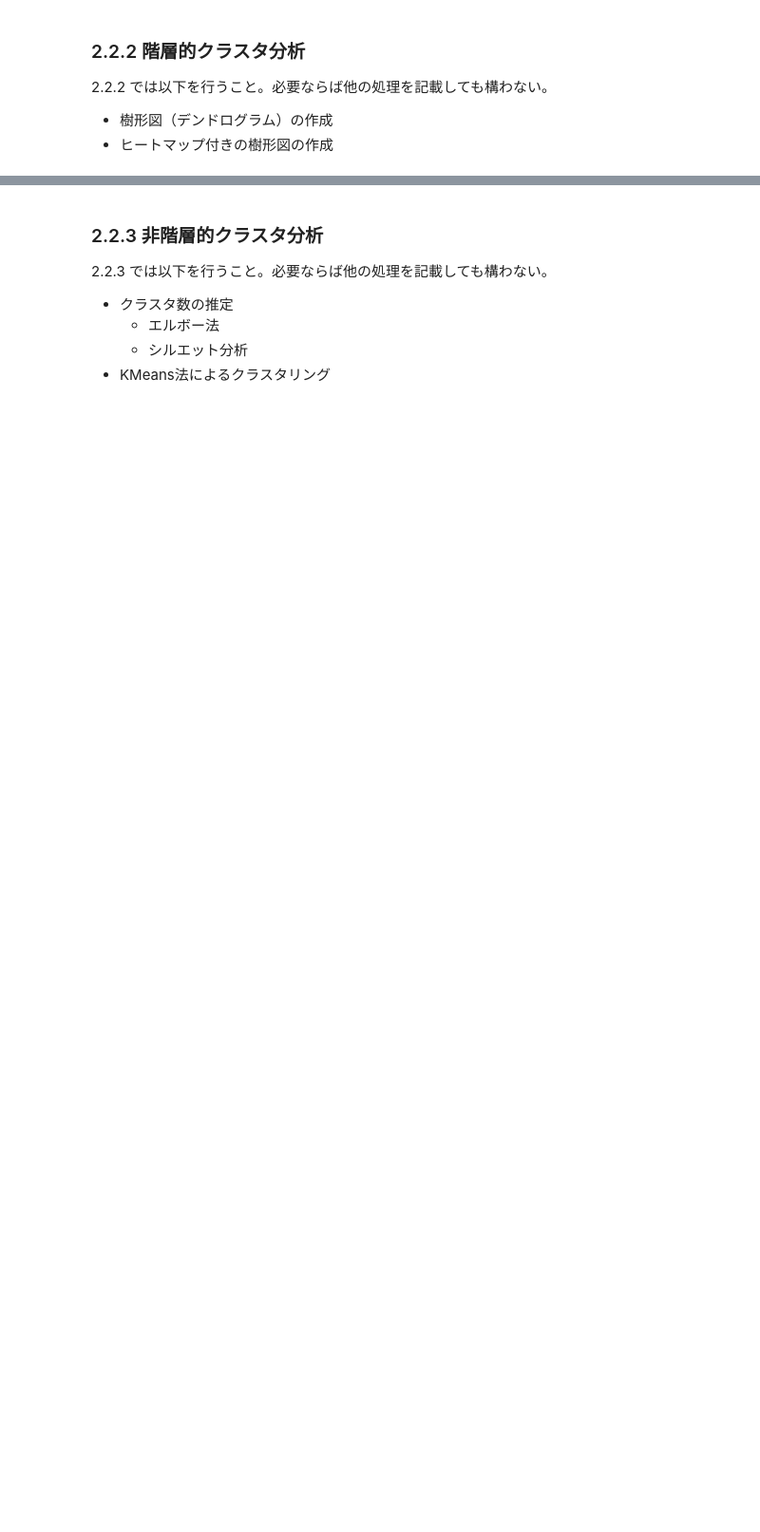
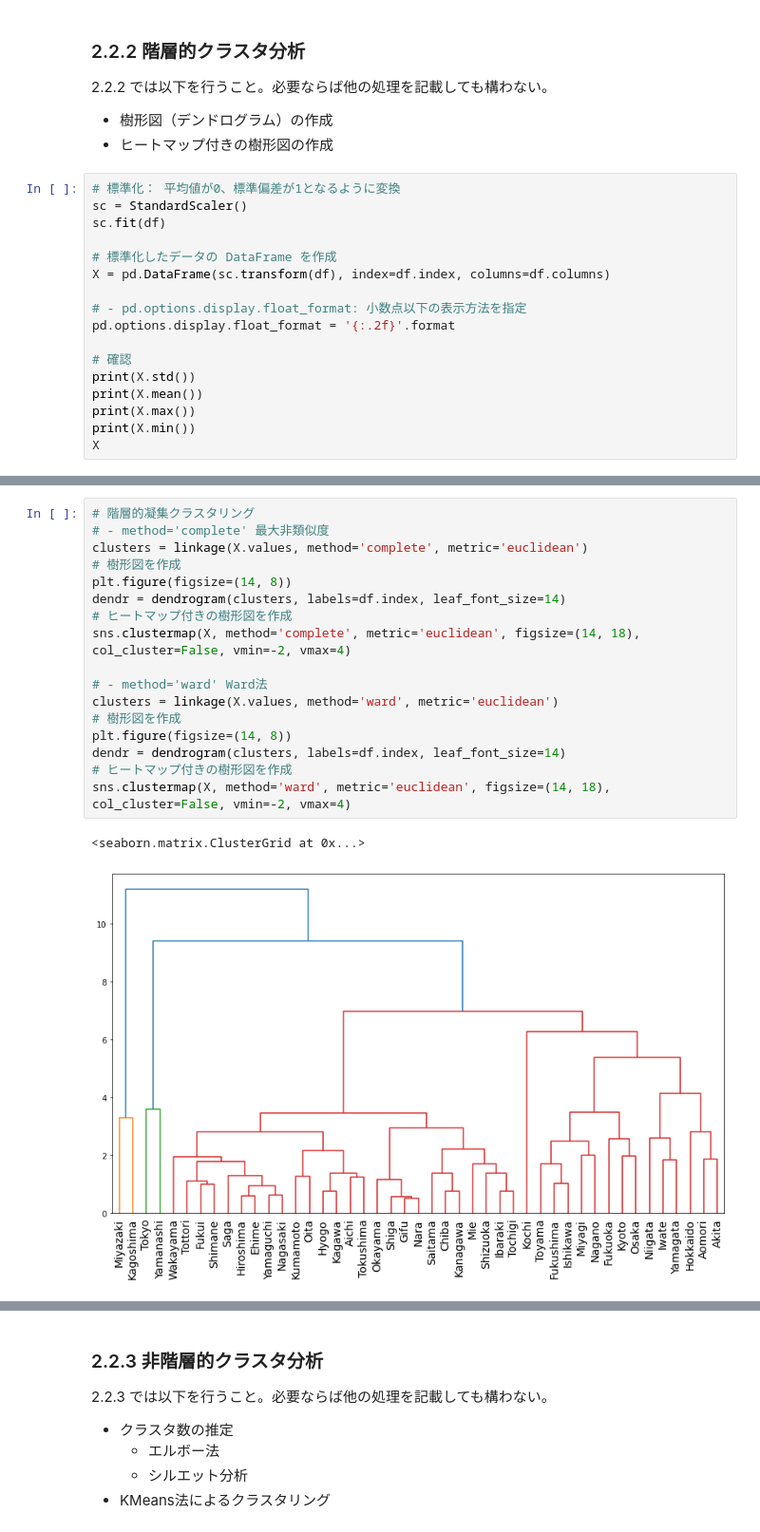
Before and after one commit to RyujiOdaJP/data_intelligence, a Jupyter notebook: report_2/report_2/r2_2_clustering.ipynb, the cells around one changed output, grey strips where cells are left out. Shown at 95% size. Drawn from its saved outputs; the diff is of its cells as text; blank space fills up the shorter version.

Commit message:
add: data

```diff
--- a/report_2/report_2/r2_2_clustering.ipynb
+++ b/report_2/report_2/r2_2_clustering.ipynb
@@ -32,3 +118,20 @@
 
 - 樹形図（デンドログラム）の作成
 - ヒートマップ付きの樹形図の作成
+# %%
+# 標準化： 平均値が0、標準偏差が1となるように変換
+sc = StandardScaler()
+sc.fit(df)
+
+# 標準化したデータの DataFrame を作成
+X = pd.DataFrame(sc.transform(df), index=df.index, columns=df.columns)
+
+# - pd.options.display.float_format: 小数点以下の表示方法を指定
+pd.options.display.float_format = '{:.2f}'.format
+
+# 確認
+print(X.std())
+print(X.mean())
+print(X.max())
+print(X.min())
+X
@@ -34,0 +174,20 @@
+# %%
+# 階層的凝集クラスタリング
+# - method='complete' 最大非類似度
+clusters = linkage(X.values, method='complete', metric='euclidean')
+# 樹形図を作成
+plt.figure(figsize=(14, 8))
+dendr = dendrogram(clusters, labels=df.index, leaf_font_size=14)
+# ヒートマップ付きの樹形図を作成
+sns.clustermap(X, method='complete', metric='euclidean', figsize=(14, 18), col_cluster=False, vmin=-2, vmax=4)
+
+# - method='ward' Ward法
+clusters = linkage(X.values, method='ward', metric='euclidean')
+# 樹形図を作成
+plt.figure(figsize=(14, 8))
+dendr = dendrogram(clusters, labels=df.index, leaf_font_size=14)
+# ヒートマップ付きの樹形図を作成
+sns.clustermap(X, method='ward', metric='euclidean', figsize=(14, 18), col_cluster=False, vmin=-2, vmax=4)
+# %% [output]
+<seaborn.matrix.ClusterGrid at 0x...>
+[figure, added]
```
Also changed, not shown: parts of 7 cells of this notebook, 6 other files.
